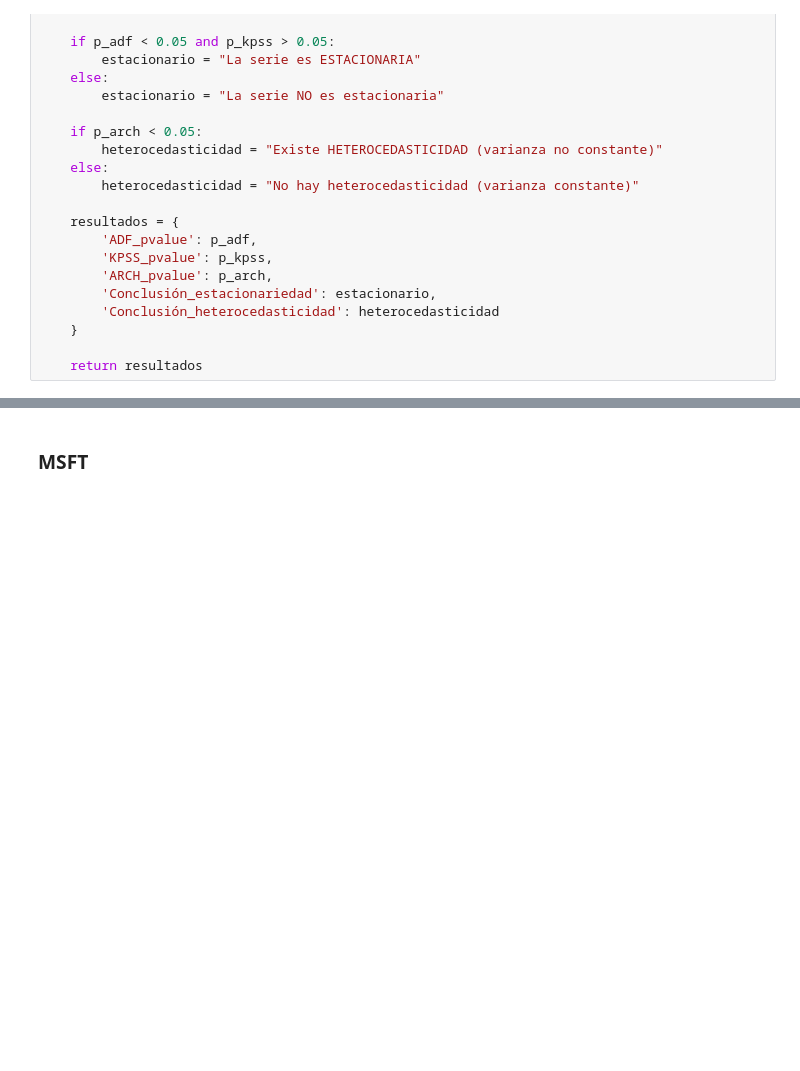
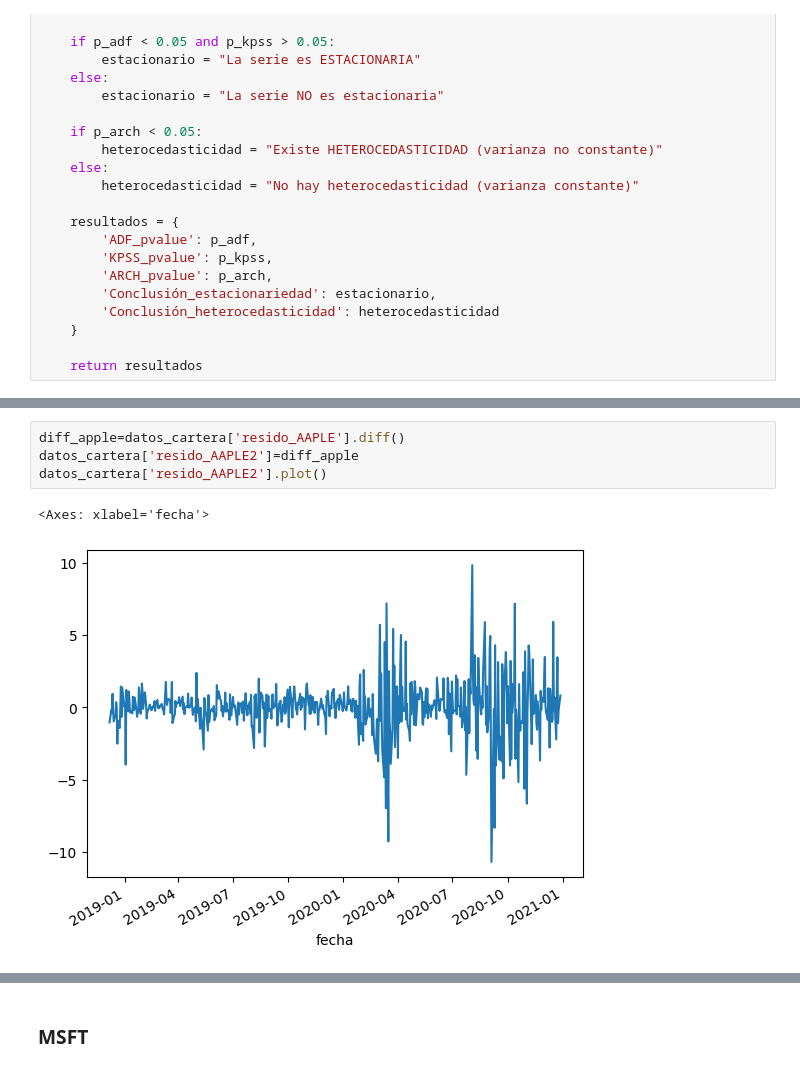
Before and after one commit to LanderAgirre/Reto_09_Azul_Oscuro, a Jupyter notebook: 4.Data_Science.ipynb, the cells around one changed output, grey strips where cells are left out. Drawn from its saved outputs; the diff is of its cells as text; blank space fills up the shorter version.

```diff
--- a/4.Data_Science.ipynb
+++ b/4.Data_Science.ipynb
@@ -141,2 +130,9 @@ test_aapl
  'Conclusión_estacionariedad': 'La serie NO es estacionaria',
  'Conclusión_heterocedasticidad': 'Existe HETEROCEDASTICIDAD (varianza no constante)'}
+# %%
+diff_apple=datos_cartera['resido_AAPLE'].diff()
+datos_cartera['resido_AAPLE2']=diff_apple
+datos_cartera['resido_AAPLE2'].plot()
+# %% [output]
+<Axes: xlabel='fecha'>
+[figure, added]
```
Also changed, not shown: parts of 32 cells of this notebook.
